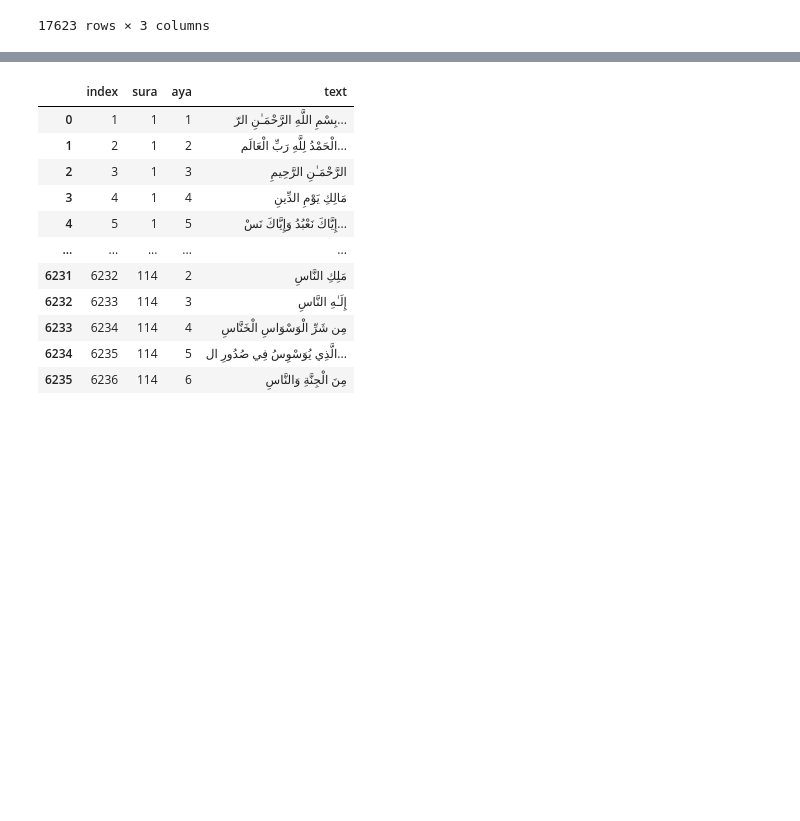
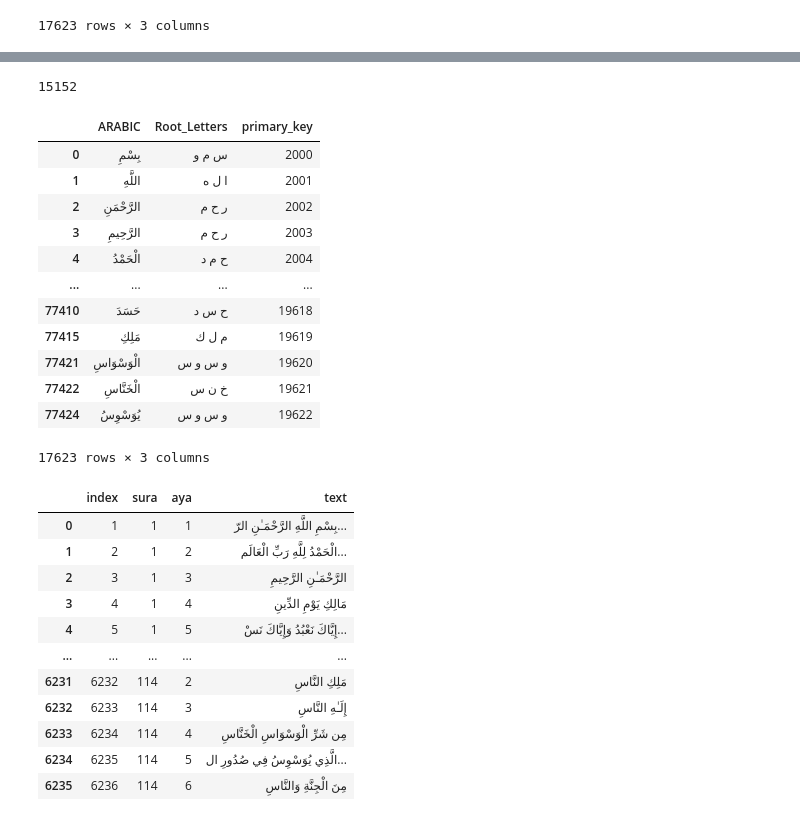
Before and after one commit to Quran-Journey/backend, a Jupyter notebook: db/rough work.ipynb, the cells around one changed output, grey strips where cells are left out. Cells and saved outputs as stored; diff of their text form; code cells hidden in the pictures; blank space fills up the shorter version.

```diff
--- a/db/rough work.ipynb
+++ b/db/rough work.ipynb
@@ -236,4 +281,24 @@ for word in unique_words:
         count +=1
+# %%
+count
+# %% [output]
+15152
+# %%
+arabic_df
+# %% [output]
+|  | ARABIC | Root_Letters | primary_key |
+| 0 | بِسْمِ | س م و | 2000 |
+| 1 | اللَّهِ | ا ل ه | 2001 |
+| 2 | الرَّحْمَنِ | ر ح م | 2002 |
+| 3 | الرَّحِيمِ | ر ح م | 2003 |
+| 4 | الْحَمْدُ | ح م د | 2004 |
+| ... | ... | ... | ... |
+| 77410 | حَسَدَ | ح س د | 19618 |
+| 77415 | مَلِكِ | م ل ك | 19619 |
+| 77421 | الْوَسْوَاسِ | و س و س | 19620 |
+| 77422 | الْخَنَّاسِ | خ ن س | 19621 |
+| 77424 | يُوَسْوِسُ | و س و س | 19622 |
+17623 rows × 3 columns
 # %%
 quran_df
 # %% [output]
```
Also changed, not shown: parts of 10 cells of this notebook, 1 other file.
